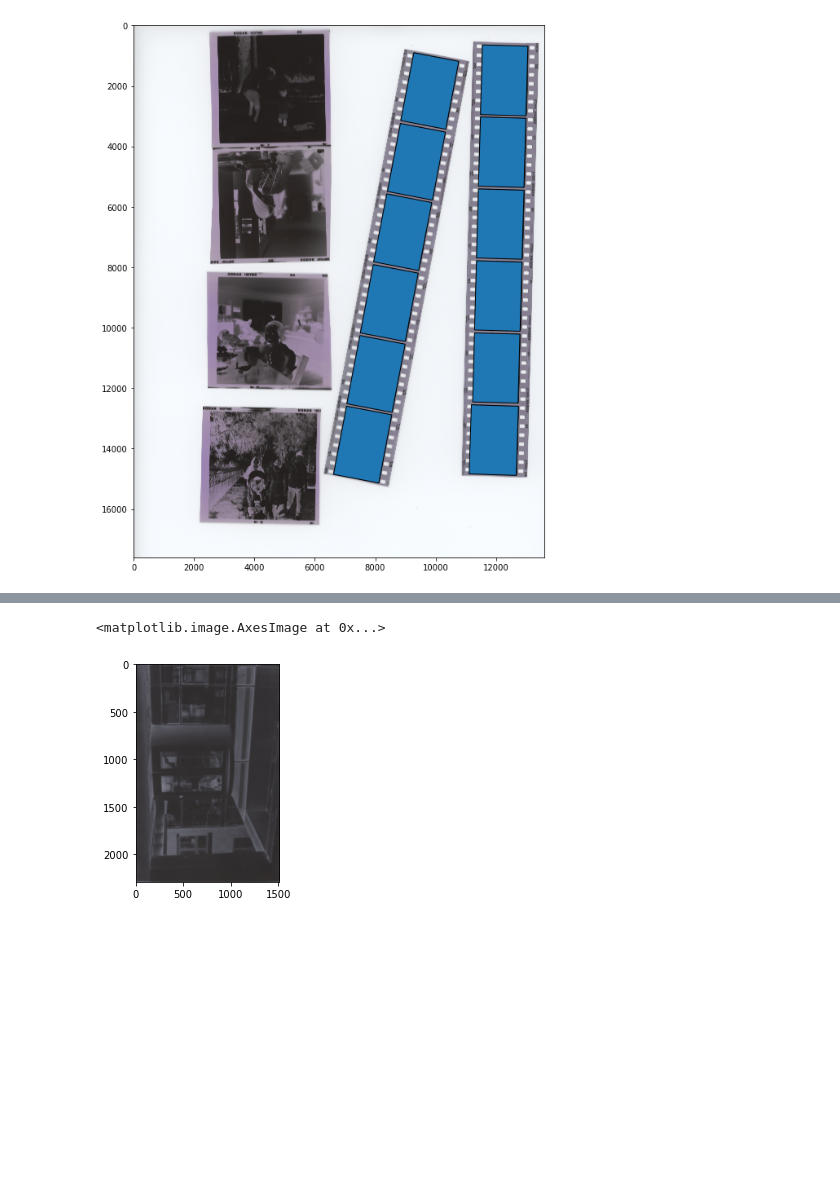
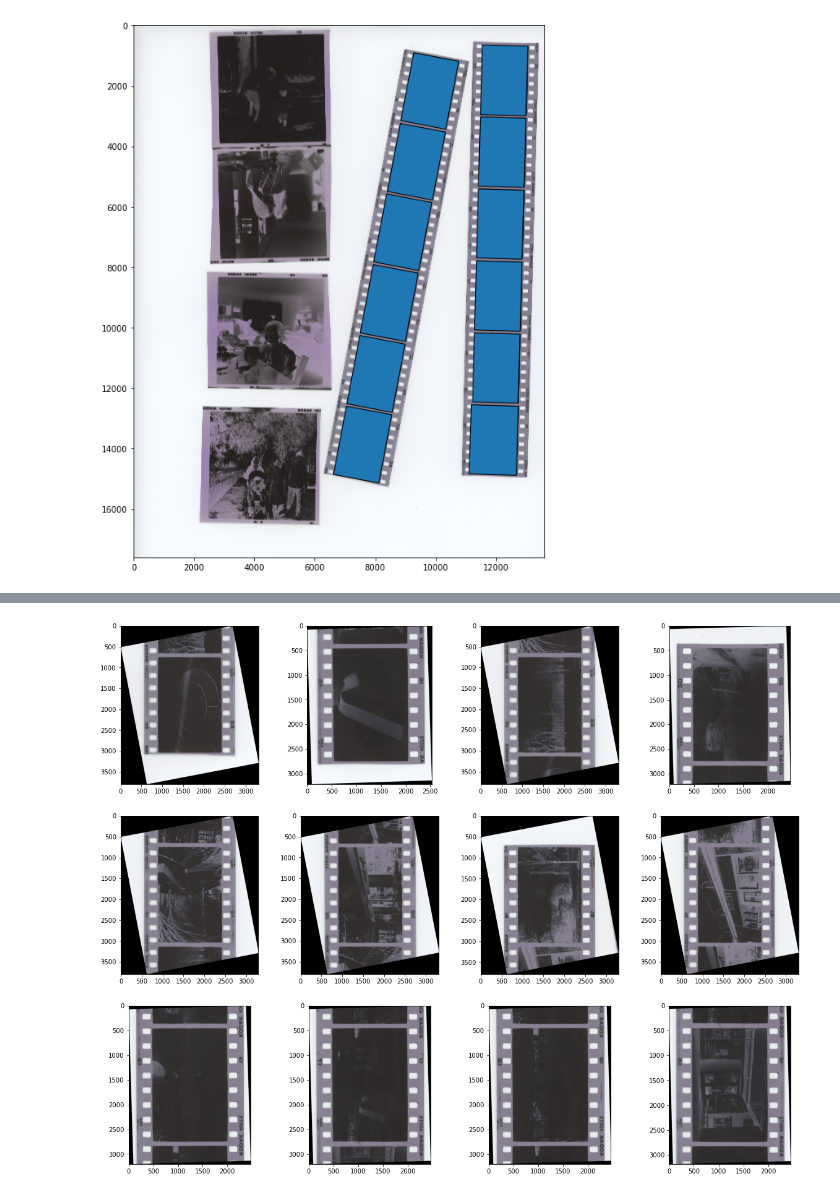
Before and after one commit to danielsuo/photo, a Jupyter notebook: notebooks/2021-01-19 detect frame.ipynb, the cells around one changed output, grey strips where cells are left out. Saved outputs shown, nothing was run; the diff lists cells and outputs as text; code cells hidden in the pictures; blank space fills up the shorter version.

Commit message:
Cropped

```diff
--- a/notebooks/2021-01-19 detect frame.ipynb
+++ b/notebooks/2021-01-19 detect frame.ipynb
@@ -32,7 +32,7 @@ plt.imshow(rgb)
 <matplotlib.image.AxesImage at 0x...>
 [figure]
 # %%
-paths = detect(rgb, fmt="35", area_threshold=0.1, dpi=1600)
+paths, rotations = detect(rgb, fmt="35", area_threshold=0.1, dpi=1600)
 # %%
 show(rgb, paths)
 # %% [output]
@@ -90,2 +39,0 @@ th = angle([1, 0], BR - BL)
-# %%
-rotate = imutils.rotate_bound(box, -th * 180 / np.pi)
@@ -107,5 +40,11 @@ final = rotate[y:y+h, x:x+w]
-# %%
-plt.imshow(final)
-# %% [output]
-<matplotlib.image.AxesImage at 0x...>
-[figure, removed]
+# %%
+cropped = crop(rgb, paths)
+# %%
+rotated = rotate(cropped, rotations)
+# %%
+fig, axs = plt.subplots(3, 4, figsize=(20, 16))
+
+for i, preview in enumerate(rotated):
+    axs[i // 4, i % 4].imshow(preview, cmap="gray")
+# %% [output]
+[figure, added]
```
Also changed, not shown: parts of 16 cells of this notebook, 1 other file.
